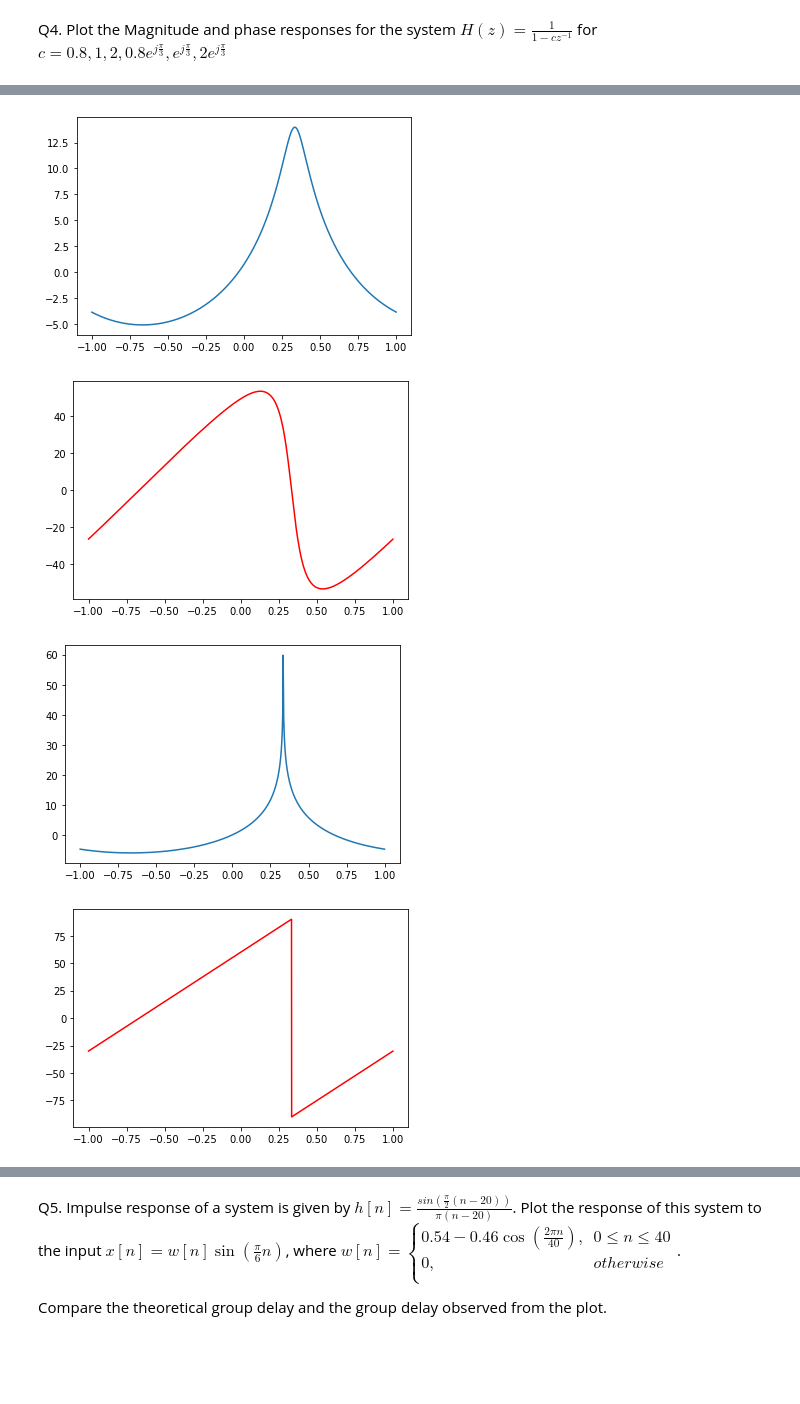
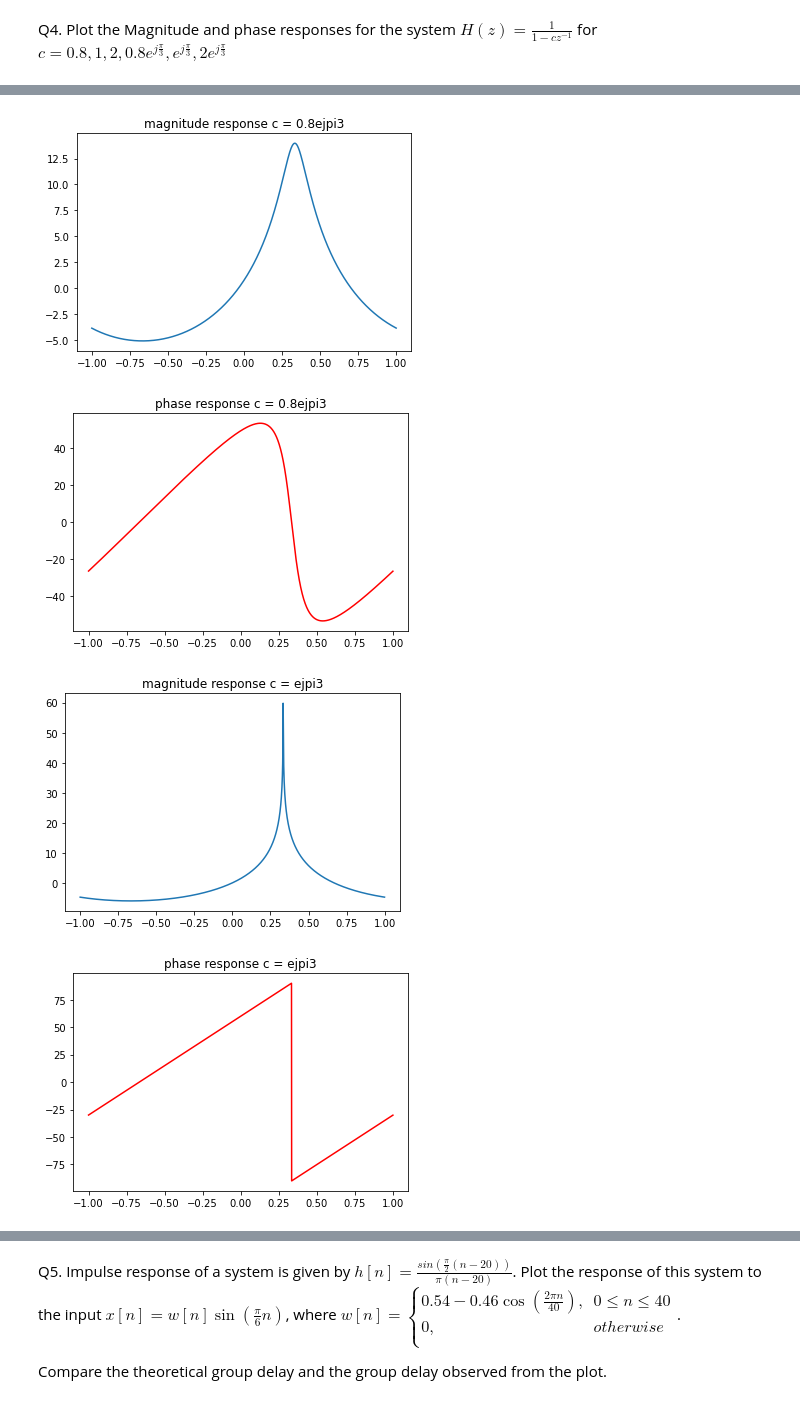
Before and after one commit to the-pinbo/EC211, a Jupyter notebook: Lab7/WEEK_7_ASSIGNMENT.ipynb, the cells around one changed output, grey strips where cells are left out. Drawn from its saved outputs; the diff is of its cells as text; code cells hidden in the pictures; blank space fills up the shorter version.

```diff
--- a/Lab7/WEEK_7_ASSIGNMENT.ipynb
+++ b/Lab7/WEEK_7_ASSIGNMENT.ipynb
@@ -249,20 +255,22 @@ plt.show()
 # %%
 #c = 0.8𝑒𝑗𝜋3,
 z = cmath.rect(0.8,np.pi/3)
 b =  [1]
 a =  [1,-z]
 c = np.arange(-1*np.pi, 1*np.pi, 2*np.pi/2048)
 w1,h1=sig.freqz(b,a,c)
 h1db=20*np.log10(abs(h1))
+plt.title("magnitude response c = 0.8ejpi3")
 plt.plot(w1/(np.pi),h1db)
 plt.show()
 
 angles = np.angle(h1,deg=True)
+plt.title("phase response c = 0.8ejpi3")
 plt.plot(w1/(np.pi), angles, 'r')
 plt.show()
 # %% [output]
-[figure, old version]
+[figure, new version]
-[figure, old version]
+[figure, new version]
 # %%
 #c = 𝑒𝑗𝜋3
 z = cmath.rect(1.0,np.pi/3)
@@ -271,15 +279,17 @@ a =  [1,-z]
 c = np.arange(-1*np.pi, 1*np.pi, 2*np.pi/2048)
 w1,h1=sig.freqz(b,a,c)
 h1db=20*np.log10(abs(h1))
+plt.title("magnitude response c = ejpi3")
 plt.plot(w1/(np.pi),h1db)
 plt.show()
 
 angles = np.angle(h1,deg=True)
+plt.title("phase response c = ejpi3")
 plt.plot(w1/(np.pi), angles, 'r')
 plt.show()
 # %% [output]
-[figure, old version]
+[figure, new version]
-[figure, old version]
+[figure, new version]
 # %%
 #2𝑒𝑗𝜋3
 z = cmath.rect(2.0,np.pi/3)
```
Also changed, not shown: parts of 6 cells of this notebook.
